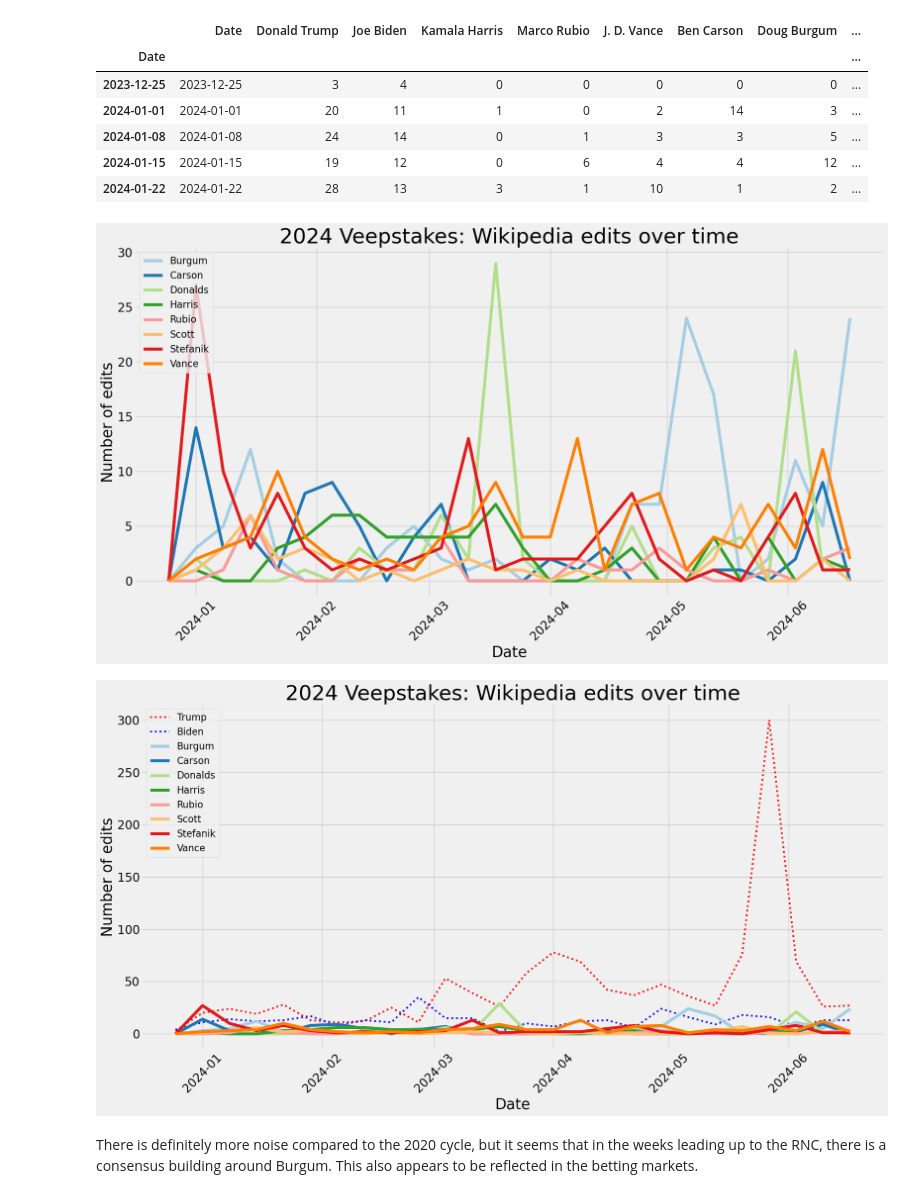
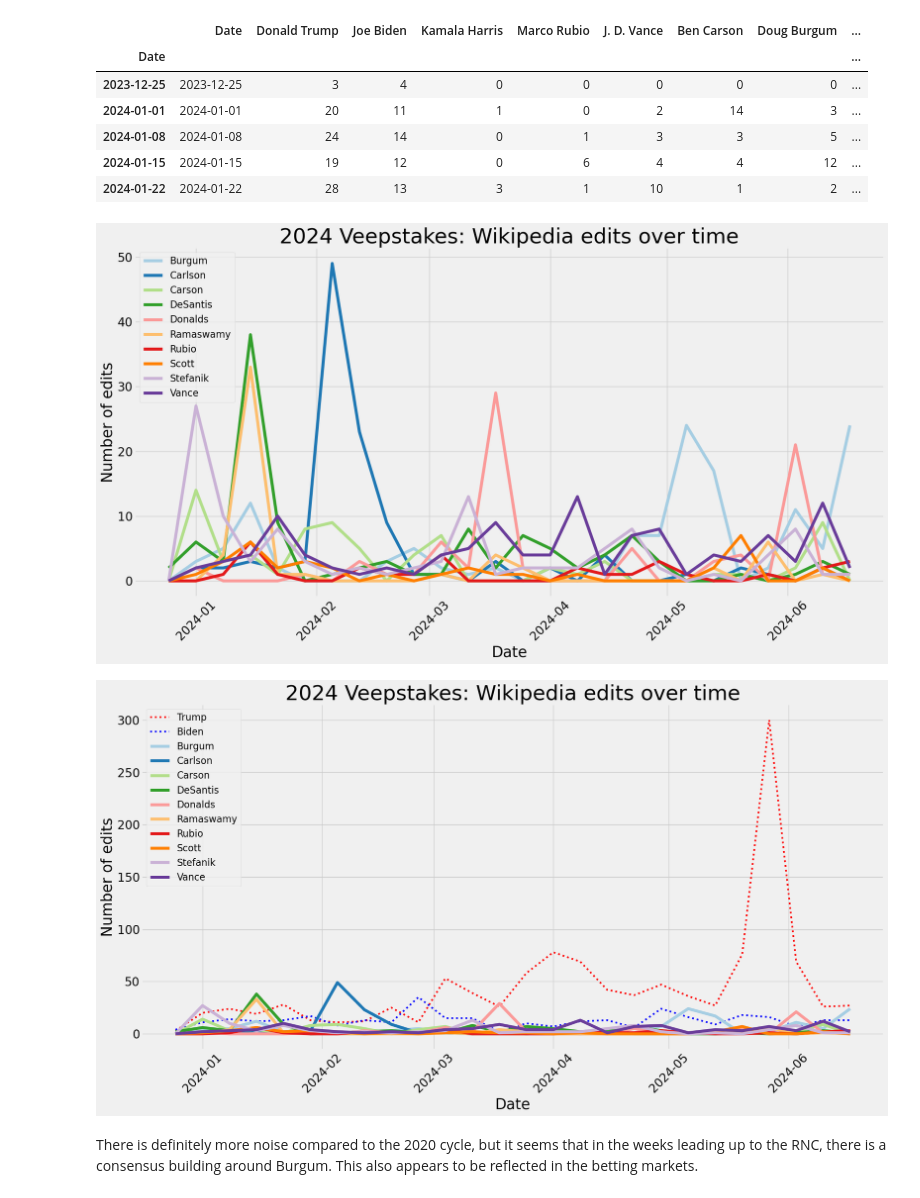
Before and after one commit to edridgedsouza/Veepstakes, a Jupyter notebook: Veepstakes.ipynb, the cells around one changed output. Saved outputs shown, nothing was run; the diff lists cells and outputs as text; code cells hidden in the pictures.

```diff
--- a/Veepstakes.ipynb
+++ b/Veepstakes.ipynb
@@ -197,7 +197,8 @@ plt.show()
 people = ['Donald Trump', 'Joe Biden', 'Kamala Harris',
           'Marco Rubio', 'J. D. Vance', 'Ben Carson',
           'Doug Burgum', 'Tim Scott', 'Elise Stefanik',
-          'Byron Donalds']
+          'Kristi Noem', 'Tucker Carlson', 'Vivek Ramaswamy',
+          'Ron DeSantis', 'Nikki Haley', 'Byron Donalds']
 results = {}
 
 for person in people:
@@ -264,35 +265,39 @@ def make_2024_plot(show_pres=False):
     ax.set_prop_cycle(color=sns.color_palette(['#a6cee3','#1f78b4','#b2df8a',
                                         '#33a02c','#fb9a99','#fdbf6f',
                                         '#e31a1c','#ff7f00','#cab2d6',
                                         '#6a3d9a','#ffff99','#b15928']))
 
 
-    for person in sorted([i for i in resultsDf.columns if i not in ['Joe Biden', 'Donald Trump', 'Date']],
+    # Noem and Haley's spikes were tied to specific news stories
+    # and end up drowning out some of the signal
+    ignore_list = ['Joe Biden', 'Donald Trump', 'Kamala Harris',
+                   'Kristi Noem', 'Nikki Haley', 'Date']
+    for person in sorted([i for i in resultsDf.columns if i not in ignore_list],
                         key=lambda x: x.split(' ')[-1]):
         lastname = person.split(' ')[-1]
         ax.plot(resultsDf.Date, resultsDf[person], label=lastname, lw=5)
 
     handles, labels = ax.get_legend_handles_labels()
     ax.legend(handles, labels, prop={'size': 16}, loc=2)
 
 
     plt.xticks(rotation=45)
     plt.xlabel('Date', fontsize=25)
     plt.ylabel('Number of edits', fontsize=25)
     plt.title('2024 Veepstakes: Wikipedia edits over time', fontsize=35)
 
     for tick in ax.xaxis.get_major_ticks():
         tick.label.set_fontsize(20)
     for tick in ax.yaxis.get_major_ticks():
         tick.label.set_fontsize(20)
 
     plt.show()
 
 
 make_2024_plot(show_pres=False)
 make_2024_plot(show_pres=True)
 # %% [output]
-[figure, old version]
+[figure, new version]
-[figure, old version]
+[figure, new version]
 # %% [markdown]
 There is definitely more noise compared to the 2020 cycle, but it seems that in the weeks leading up to the RNC, there is a consensus building around Burgum. This also appears to be reflected in the betting markets.
```
Also changed, not shown: parts of 1 cell of this notebook.
